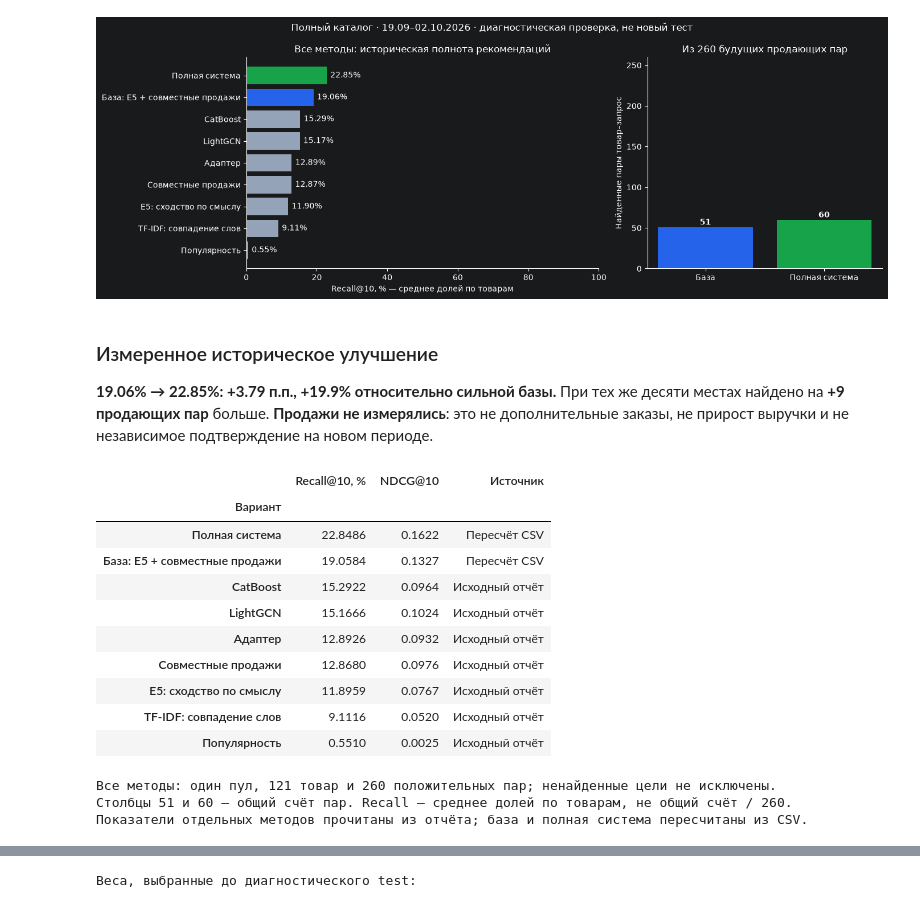
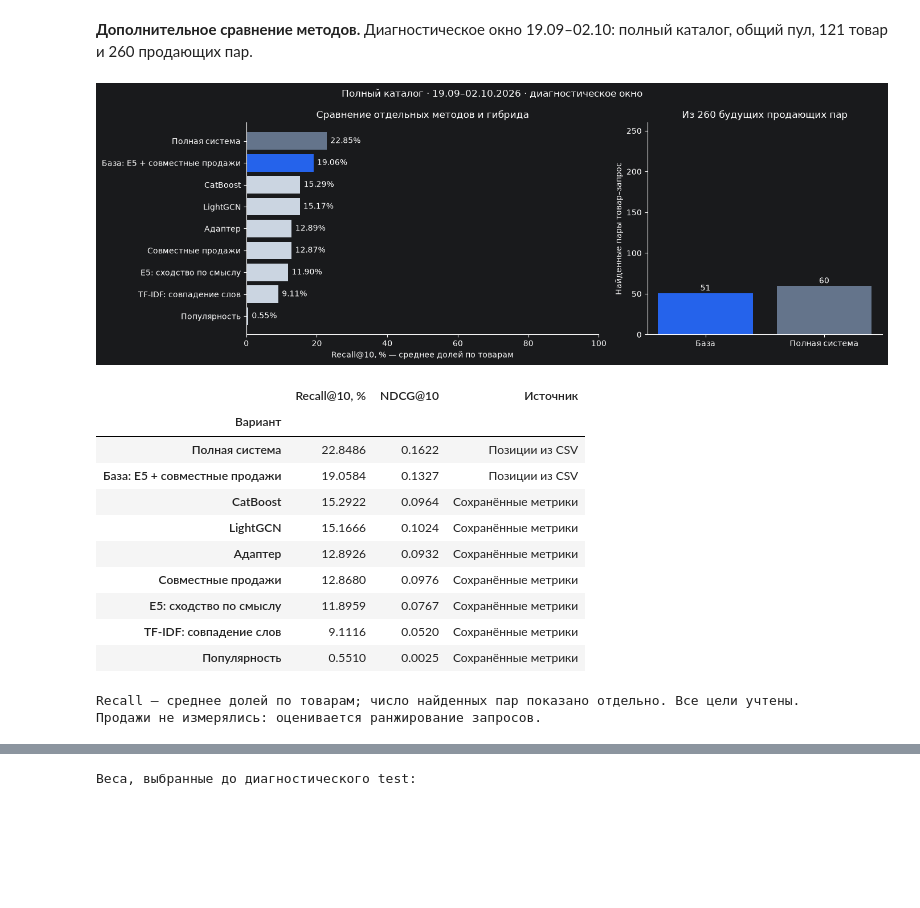
Before and after one commit to eugiv/ozon_card_query_model, a Jupyter notebook: recommender_demo.ipynb, the cells around one changed output, grey strips where cells are left out. Drawn from its saved outputs; the diff is of its cells as text; code cells hidden in the pictures; blank space fills up the shorter version.

```diff
--- a/recommender_demo.ipynb
+++ b/recommender_demo.ipynb
@@ -53,6 +186,4 @@ print('Позиции прочитаны из CSV; метрики пересчи
 # %%
-import matplotlib.pyplot as plt
-
 def repeat_result_summary(report):
     controls = [row['Recall@10, %'] for row in report['ablation']
                 if row['Вариант'] == 'База: E5 + co-sales']
@@ -61,79 +192,74 @@ def repeat_result_summary(report):
         raise ValueError('Нужны одна база и минимум два разных seed без отбора запусков.')
     baseline = float(controls[0])
     scores = np.asarray([row['Recall@10, %'] for row in rows], dtype=float)
-    if not np.isfinite(baseline) or not 0 <= baseline <= 100 or not np.isfinite(scores).all() or ((scores < 0) | (scores > 100)).any():
+    if (not np.isfinite(baseline) or not 0 <= baseline <= 100
+            or not np.isfinite(scores).all() or ((scores < 0) | (scores > 100)).any()):
         raise ValueError('Recall должен быть конечным процентом от 0 до 100.')
     return {'baseline': baseline, 'count': len(rows), 'mean': float(scores.mean()),
             'std': float(scores.std(ddof=1)), 'gain': float(scores.mean() - baseline),
             'minimum': float(scores.min()), 'maximum': float(scores.max()),
             'wins': int((scores > baseline).sum()), 'losses': int((scores < baseline).sum()),
             'ties': int((scores == baseline).sum())}
+
 
 method_names = {'lexical': 'TF-IDF: совпадение слов', 'co_sales': 'Совместные продажи',
     'pretrained_embeddings': 'E5: сходство по смыслу', 'semantic_adapter': 'Адаптер',
     'lightgcn': 'LightGCN', 'popularity': 'Популярность', 'catboost_pu': 'CatBoost',
     'learned_fusion': 'Полная система', 'e5_co_sales': 'База: E5 + совместные продажи'}
 comparison_rows = []
 for method, metric in summary_report['test']['models'].items():
     reference = real_metrics['system'] if method == 'learned_fusion' else metric
     comparison_rows.append({'method': method, 'Вариант': method_names.get(method, method),
         'Recall@10, %': 100 * reference['recall@10'], 'NDCG@10': reference['ndcg@10'],
-        'Источник': 'Пересчёт CSV' if method == 'learned_fusion' else 'Исходный отчёт'})
+        'Источник': 'Позиции из CSV' if method == 'learned_fusion' else 'Сохранённые метрики'})
 comparison_rows.append({'method': 'e5_co_sales', 'Вариант': method_names['e5_co_sales'],
     'Recall@10, %': 100 * real_metrics['baseline']['recall@10'],
-    'NDCG@10': real_metrics['baseline']['ndcg@10'], 'Источник': 'Пересчёт CSV'})
+    'NDCG@10': real_metrics['baseline']['ndcg@10'], 'Источник': 'Позиции из CSV'})
 full_comparison = pd.DataFrame(comparison_rows).set_index('method').sort_values('Recall@10, %', ascending=False)
 assert set(full_comparison.index) == set(summary_report['test']['models']) | {'e5_co_sales'}
 
+display(Markdown('**Дополнительное сравнение методов.** Диагностическое окно 19.09–02.10: '
+    'полный каталог, общий пул, 121 товар и 260 продающих пар.'))
 fig, axes = plt.subplots(1, 2, figsize=(14, 5), gridspec_kw={'width_ratios': [1.5, 1]})
-colors = ['#16a34a' if method == 'learned_fusion' else '#2563eb' if method == 'e5_co_sales'
-          else '#94a3b8' for method in full_comparison.index]
+colors = ['#64748b' if method == 'learned_fusion' else '#2563eb' if method == 'e5_co_sales'
+          else '#cbd5e1' for method in full_comparison.index]
 bars = axes[0].barh(full_comparison['Вариант'], full_comparison['Recall@10, %'], color=colors)
-axes[0].invert_yaxis(); axes[0].set_xlim(0, 100)
-axes[0].set_title('Все методы: историческая полнота рекомендаций')
+axes[0].invert_yaxis()
+axes[0].set_xlim(0, 100)
+axes[0].set_title('Сравнение отдельных методов и гибрида')
 axes[0].set_xlabel('Recall@10, % — среднее долей по товарам')
 for bar, value in zip(bars, full_comparison['Recall@10, %']):
     axes[0].text(value + 1, bar.get_y() + bar.get_height() / 2, f'{value:.2f}%', va='center')
 hits = [real_metrics[name]['hits'] for name in ['baseline', 'system']]
-bars = axes[1].bar(['База', 'Полная система'], hits, color=['#2563eb', '#16a34a'])
-axes[1].set_ylim(0, len(real_test)); axes[1].set_ylabel('Найденные пары товар–запрос')
+bars = axes[1].bar(['База', 'Полная система'], hits, color=['#2563eb', '#64748b'])
+axes[1].set_ylim(0, len(real_test))
+axes[1].set_ylabel('Найденные пары товар–запрос')
 axes[1].set_title(f'Из {len(real_test)} будущих продающих пар')
 for bar, value in zip(bars, hits):
-    axes[1].text(bar.get_x() + bar.get_width() / 2, value + 3, str(value), ha='center', fontweight='bold')
+    axes[1].text(bar.get_x() + bar.get_width() / 2, value + 3, str(value), ha='center')
 for ax in axes:
     ax.spines[['top', 'right']].set_visible(False)
-fig.suptitle('Полный каталог · 19.09–02.10.2026 · диагностическая проверка, не новый тест')
-fig.tight_layout(); plt.show(); plt.close(fig)
-
-recall_values = [100 * real_metrics[name]['recall@10'] for name in ['baseline', 'system']]
-recall_gain = recall_values[1] - recall_values[0]
-relative_gain = 100 * recall_gain / recall_values[0]
-display(Markdown(f'### Измеренное историческое улучшение\n'
-    f'**{recall_values[0]:.2f}% → {recall_values[1]:.2f}%: {recall_gain:+.2f} п.п., '
-    f'{relative_gain:+.1f}% относительно сильной базы.** '
-    f'При тех же десяти местах найдено на **{hits[1] - hits[0]:+d} продающих пар** больше. '
-    '**Продажи не измерялись**: это не дополнительные заказы, не прирост выручки '
-    'и не независимое подтверждение на новом периоде.'))
-display(full_comparison.drop(columns=[])[['Вариант', 'Recall@10, %', 'NDCG@10', 'Источник']].set_index('Вариант').round(4))
-print('Все методы: один пул, 121 товар и 260 положительных пар; ненайденные цели не исключены.')
-print('Столбцы 51 и 60 — общий счёт пар. Recall — среднее долей по товарам, не общий счёт / 260.')
-print('Показатели отдельных методов прочитаны из отчёта; база и полная система пересчитаны из CSV.')
+fig.suptitle('Полный каталог · 19.09–02.10.2026 · диагностическое окно')
+fig.tight_layout()
+plt.show()
+plt.close(fig)
+display(full_comparison[['Вариант', 'Recall@10, %', 'NDCG@10', 'Источник']].set_index('Вариант').round(4))
+print('Recall — среднее долей по товарам; число найденных пар показано отдельно. Все цели учтены.')
+print('Продажи не измерялись: оценивается ранжирование запросов.')
 # %% [output]
+**Дополнительное сравнение методов.** Диагностическое окно 19.09–02.10: полный каталог, общий пул, 121 товар и 260 продающих пар.
-[figure, old version]
+[figure, new version]
-### Измеренное историческое улучшение
-**19.06% → 22.85%: +3.79 п.п., +19.9% относительно сильной базы.** При тех же десяти местах найдено на **+9 продающих пар** больше. **Продажи не измерялись**: это не дополнительные заказы, не прирост выручки и не независимое подтверждение на новом периоде.
 |  | Recall@10, % | NDCG@10 | Источник |
 | Вариант |  |  |  |
-| Полная система | 22.8486 | 0.1622 | Пересчёт CSV |
-| База: E5 + совместные продажи | 19.0584 | 0.1327 | Пересчёт CSV |
-| CatBoost | 15.2922 | 0.0964 | Исходный отчёт |
-| LightGCN | 15.1666 | 0.1024 | Исходный отчёт |
-| Адаптер | 12.8926 | 0.0932 | Исходный отчёт |
-| Совместные продажи | 12.8680 | 0.0976 | Исходный отчёт |
-| E5: сходство по смыслу | 11.8959 | 0.0767 | Исходный отчёт |
-| TF-IDF: совпадение слов | 9.1116 | 0.0520 | Исходный отчёт |
-| Популярность | 0.5510 | 0.0025 | Исходный отчёт |
+| Полная система | 22.8486 | 0.1622 | Позиции из CSV |
+| База: E5 + совместные продажи | 19.0584 | 0.1327 | Позиции из CSV |
+| CatBoost | 15.2922 | 0.0964 | Сохранённые метрики |
+| LightGCN | 15.1666 | 0.1024 | Сохранённые метрики |
+| Адаптер | 12.8926 | 0.0932 | Сохранённые метрики |
+| Совместные продажи | 12.8680 | 0.0976 | Сохранённые метрики |
+| E5: сходство по смыслу | 11.8959 | 0.0767 | Сохранённые метрики |
+| TF-IDF: совпадение слов | 9.1116 | 0.0520 | Сохранённые метрики |
+| Популярность | 0.5510 | 0.0025 | Сохранённые метрики |
-Все методы: один пул, 121 товар и 260 положительных пар; ненайденные цели не исключены.
-Столбцы 51 и 60 — общий счёт пар. Recall — среднее долей по товарам, не общий счёт / 260.
-Показатели отдельных методов прочитаны из отчёта; база и полная система пересчитаны из CSV.
+Recall — среднее долей по товарам; число найденных пар показано отдельно. Все цели учтены.
+Продажи не измерялись: оценивается ранжирование запросов.
 # %% [markdown]
```
Also changed, not shown: parts of 58 cells of this notebook, 28 other files.
